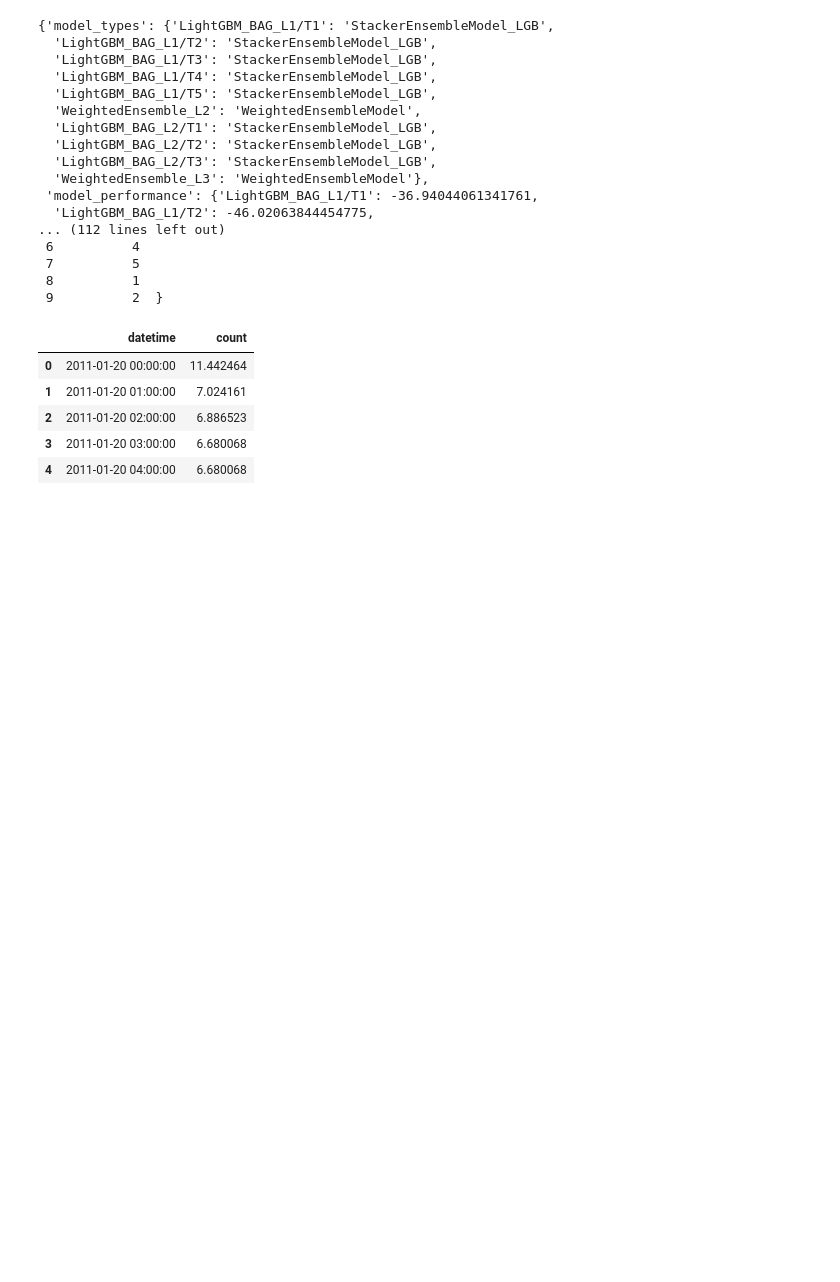
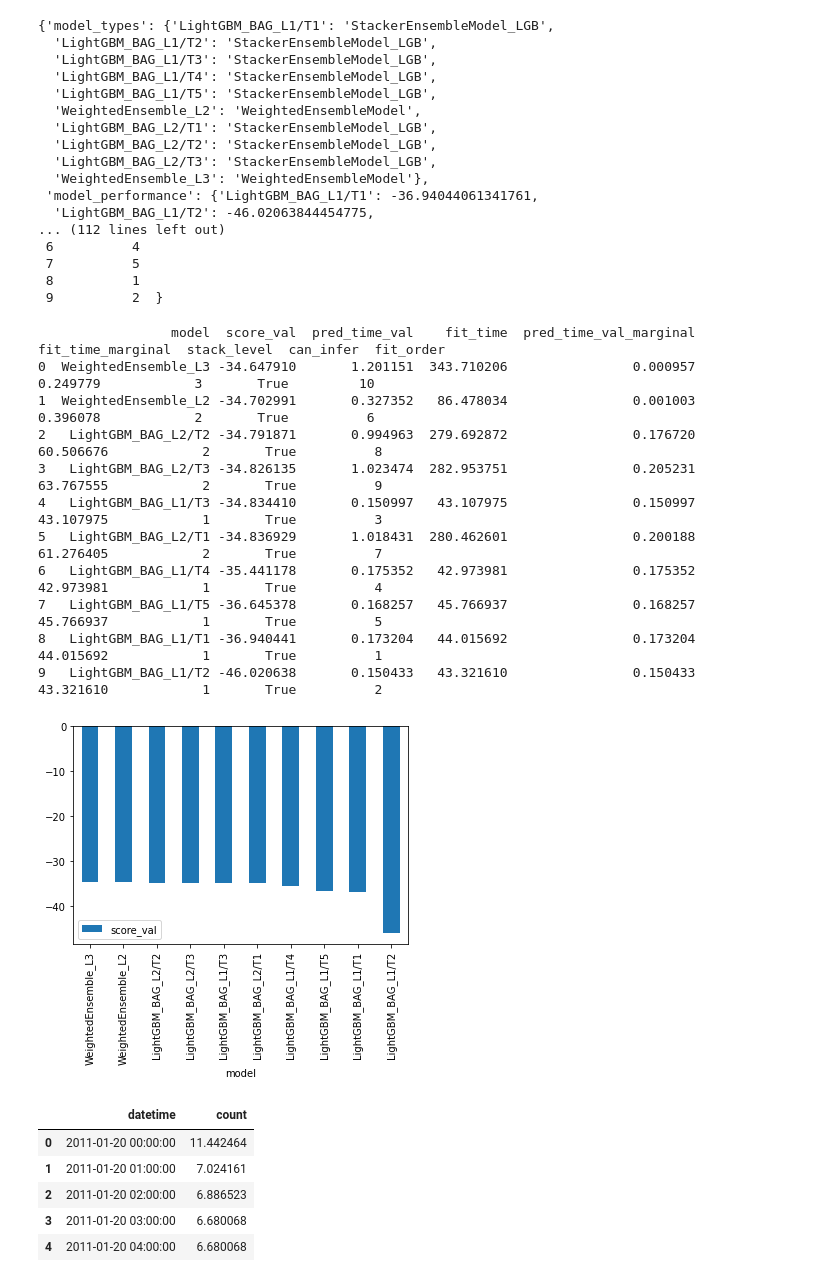
Before and after one commit to Ahmed-Eloraby/AWS_Project-1, a Jupyter notebook: project-template.ipynb, the cells around one changed output. Saved outputs shown, nothing was run; the diff lists cells and outputs as text; code cells hidden in the pictures; blank space fills up the shorter version.

```diff
--- a/project-template.ipynb
+++ b/project-template.ipynb
@@ -598,6 +636,21 @@ Plot summary of models saved to file: AutogluonModels/ag-20230608_221030/Summary
  7          5
  8          1
  9          2  }
+# %%
+predictor_new_hpo.leaderboard(silent=False).plot(kind="bar", x="model", y="score_val");
+# %% [output]
+                 model  score_val  pred_time_val    fit_time  pred_time_val_marginal  fit_time_marginal  stack_level  can_infer  fit_order
+0  WeightedEnsemble_L3 -34.647910       1.201151  343.710206                0.000957           0.249779            3       True         10
+1  WeightedEnsemble_L2 -34.702991       0.327352   86.478034                0.001003           0.396078            2       True          6
+2   LightGBM_BAG_L2/T2 -34.791871       0.994963  279.692872                0.176720          60.506676            2       True          8
+3   LightGBM_BAG_L2/T3 -34.826135       1.023474  282.953751                0.205231          63.767555            2       True          9
+4   LightGBM_BAG_L1/T3 -34.834410       0.150997   43.107975                0.150997          43.107975            1       True          3
+5   LightGBM_BAG_L2/T1 -34.836929       1.018431  280.462601                0.200188          61.276405            2       True          7
+6   LightGBM_BAG_L1/T4 -35.441178       0.175352   42.973981                0.175352          42.973981            1       True          4
+7   LightGBM_BAG_L1/T5 -36.645378       0.168257   45.766937                0.168257          45.766937            1       True          5
+8   LightGBM_BAG_L1/T1 -36.940441       0.173204   44.015692                0.173204          44.015692            1       True          1
+9   LightGBM_BAG_L1/T2 -46.020638       0.150433   43.321610                0.150433          43.321610            1       True          2
+[figure, added]
 # %%
 count_predictions_new_hypo = predictor_new_hpo.predict(test)
 predictions_new_hypod = pd.DataFrame({"datetime":test["datetime"],"count":count_predictions_new_hypo})
```
Also changed, not shown: parts of 5 cells of this notebook, 2 other files.
